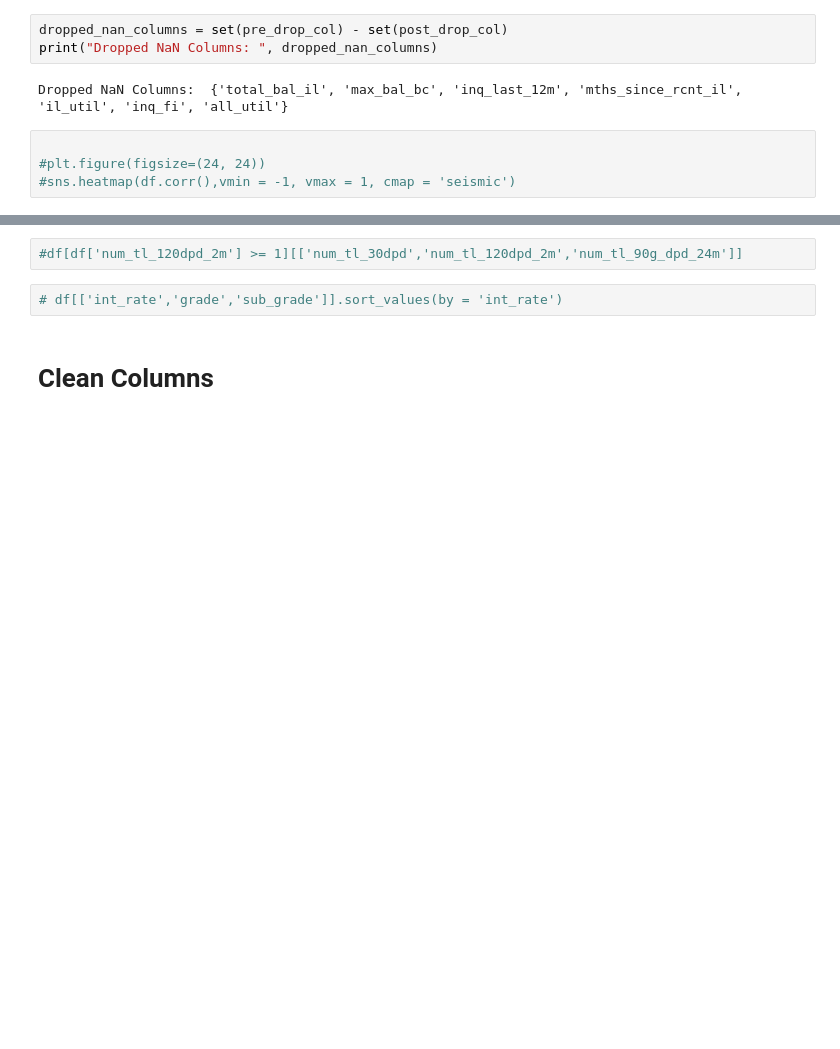
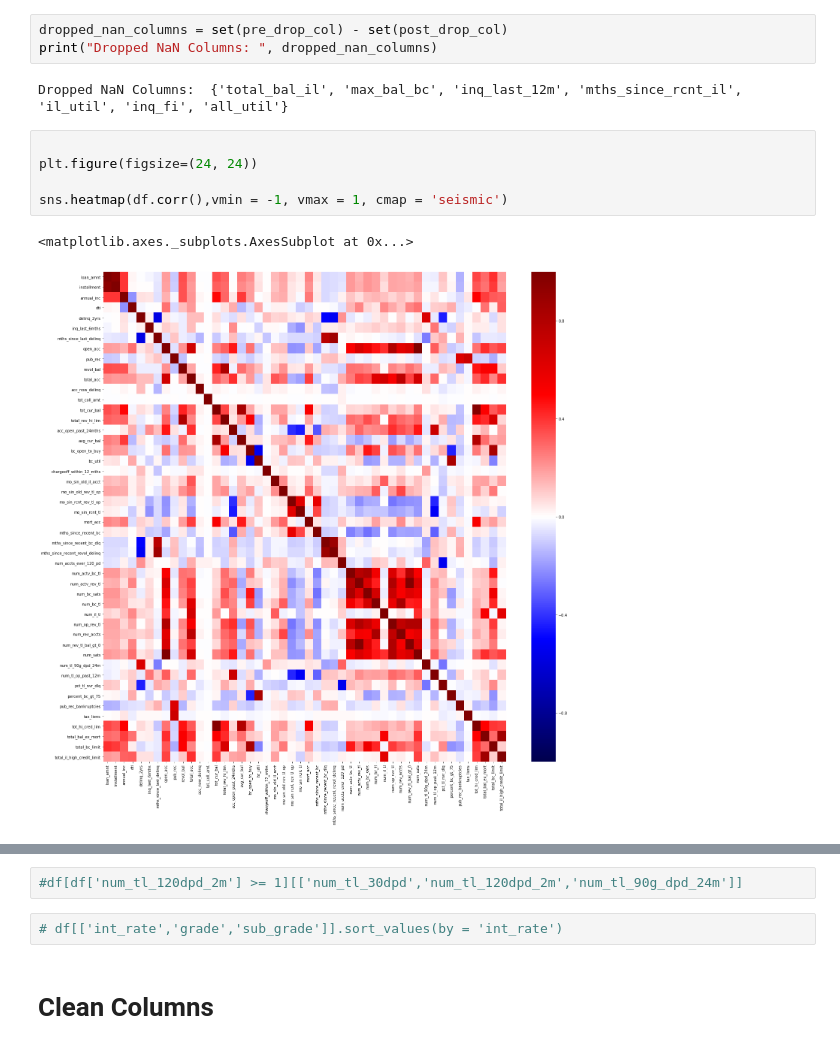
Before and after one commit to jeremyrchow/lending_club_default_model, a Jupyter notebook: EDA.ipynb, the cells around one changed output, grey strips where cells are left out. Drawn from its saved outputs; the diff is of its cells as text; blank space fills up the shorter version.

```diff
--- a/EDA.ipynb
+++ b/EDA.ipynb
@@ -159,8 +181,12 @@ print("Dropped NaN Columns: ", dropped_nan_columns)
 Dropped NaN Columns:  {'total_bal_il', 'max_bal_bc', 'inq_last_12m', 'mths_since_rcnt_il', 'il_util', 'inq_fi', 'all_util'}
 # %%
 
-#plt.figure(figsize=(24, 24))
-#sns.heatmap(df.corr(),vmin = -1, vmax = 1, cmap = 'seismic')
+plt.figure(figsize=(24, 24))
+
+sns.heatmap(df.corr(),vmin = -1, vmax = 1, cmap = 'seismic')
+# %% [output]
+<matplotlib.axes._subplots.AxesSubplot at 0x...>
+[figure, added]
 # %%
 df.sample(5)
 # %% [output]
```
Also changed, not shown: parts of 27 cells of this notebook.
